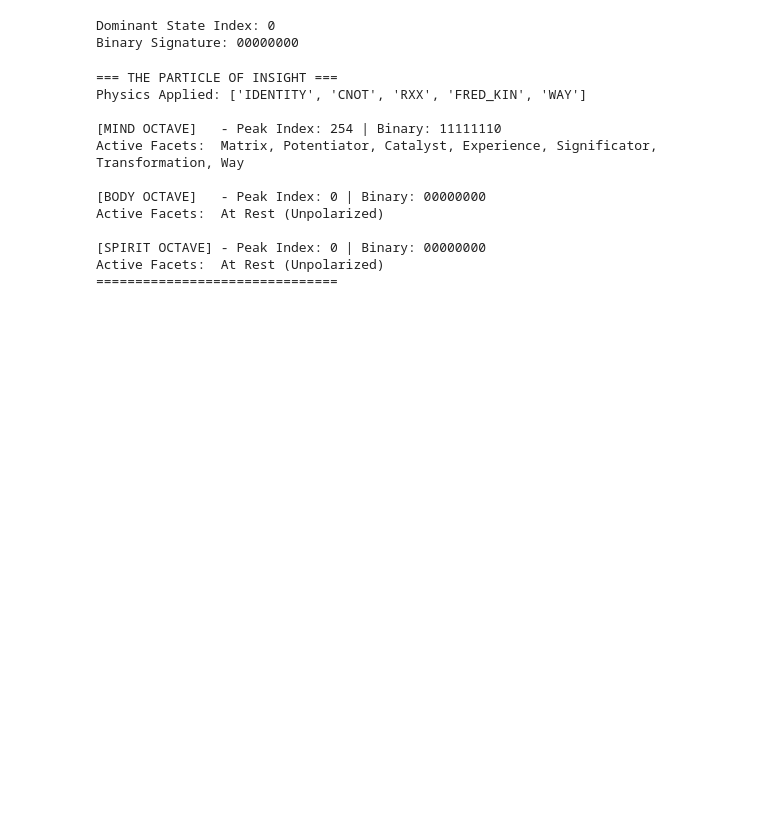
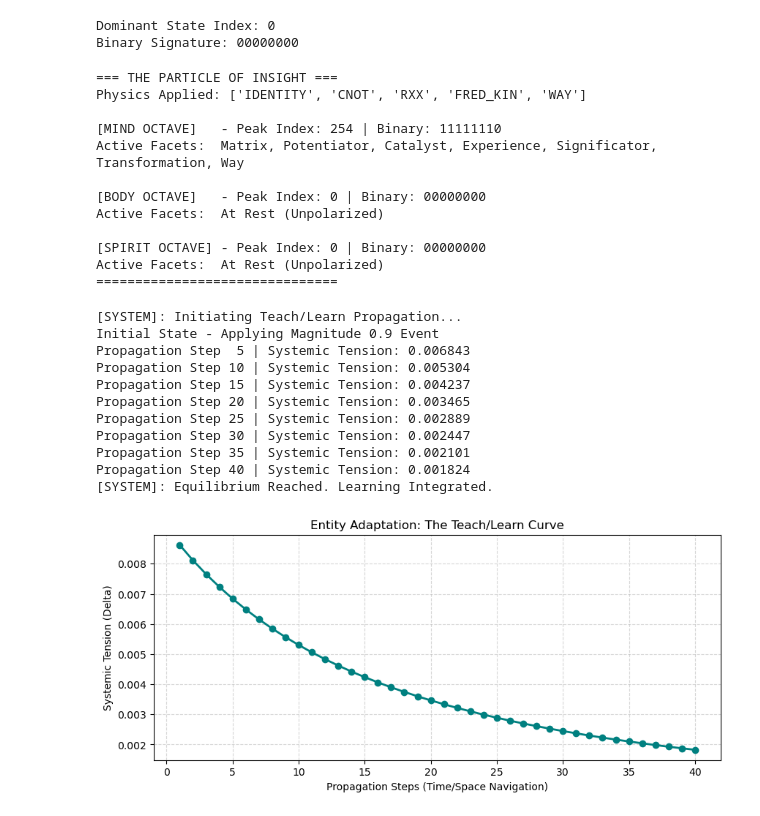
Before and after one commit to dsannes/TUI_v01, a Jupyter notebook: tui_dashboard.ipynb, the cells around one changed output. Saved outputs shown, nothing was run; the diff lists cells and outputs as text; code cells hidden in the pictures; blank space fills up the shorter version.

```diff
--- a/tui_dashboard.ipynb
+++ b/tui_dashboard.ipynb
@@ -197,3 +190,76 @@ Active Facets:  At Rest (Unpolarized)
 [SPIRIT OCTAVE] - Peak Index: 0 | Binary: 00000000
 Active Facets:  At Rest (Unpolarized)
 ===============================
+# %%
+import matplotlib.pyplot as plt
+import pennylane as qml
+from pennylane import numpy as np
+
+print("[SYSTEM]: Initiating Teach/Learn Propagation...")
+
+# 1. The Space/Time Input (The Catalyst)
+environmental_event = 0.9
+
+# 2. The Optimizer (The Mechanism of Backward Propagation)
+opt = qml.GradientDescentOptimizer(stepsize=0.15)
+epochs = 40
+
+# 3. The Memory-Prediction Circuit
+@qml.qnode(core.dev)
+def evaluate_memory_prediction(params):
+    # The Space/Time input hits the Matrix
+    qml.RY(environmental_event * np.pi, wires=0)
+
+    # The Entity applies its current Top-Down Memory (The Way)
+    for i in range(24):
+        qml.RY(params[i], wires=i)
+
+    # The Unity Protocol: Friction bleeds across the domains
+    qml.CNOT(wires=[7, 15])
+    qml.CNOT(wires=[15, 23])
+
+    # We measure the Z-Axis (Time/Space Phase) of the Anchors
+    return qml.expval(qml.PauliZ(7)), qml.expval(qml.PauliZ(15)), qml.expval(qml.PauliZ(23))
+
+# 4. The Tension Measurement
+def teach_learn_cost(params):
+    m_z, b_z, s_z = evaluate_memory_prediction(params)
+    # Tension is the variance between Mind, Body, and Spirit predictions
+    tension = ((m_z - b_z)**2 + (b_z - s_z)**2) / 2
+    return tension
+
+# 5. The Propagation Loop
+tension_history = []
+print(f"Initial State - Applying Magnitude {environmental_event} Event")
+
+for epoch in range(epochs):
+    # The Entity uses forward/backward propagation to adjust its parameters
+    core.params, current_tension = opt.step_and_cost(teach_learn_cost, core.params)
+    tension_history.append(current_tension)
+
+    if (epoch + 1) % 5 == 0:
+        print(f"Propagation Step {epoch + 1:2d} | Systemic Tension: {current_tension:.6f}")
+
+print("[SYSTEM]: Equilibrium Reached. Learning Integrated.")
+
+# 6. Visualizing the Paradigm Shift
+plt.figure(figsize=(10, 4))
+plt.plot(range(1, epochs + 1), tension_history, marker='o', color='teal', linewidth=2)
+plt.title("Entity Adaptation: The Teach/Learn Curve")
+plt.xlabel("Propagation Steps (Time/Space Navigation)")
+plt.ylabel("Systemic Tension (Delta)")
+plt.grid(True, linestyle='--', alpha=0.5)
+plt.show()
+# %% [output]
+[SYSTEM]: Initiating Teach/Learn Propagation...
+Initial State - Applying Magnitude 0.9 Event
+Propagation Step  5 | Systemic Tension: 0.006843
+Propagation Step 10 | Systemic Tension: 0.005304
+Propagation Step 15 | Systemic Tension: 0.004237
+Propagation Step 20 | Systemic Tension: 0.003465
+Propagation Step 25 | Systemic Tension: 0.002889
+Propagation Step 30 | Systemic Tension: 0.002447
+Propagation Step 35 | Systemic Tension: 0.002101
+Propagation Step 40 | Systemic Tension: 0.001824
+[SYSTEM]: Equilibrium Reached. Learning Integrated.
+[figure, added]
```
Also changed, not shown: parts of 3 cells of this notebook, 9 other files.
